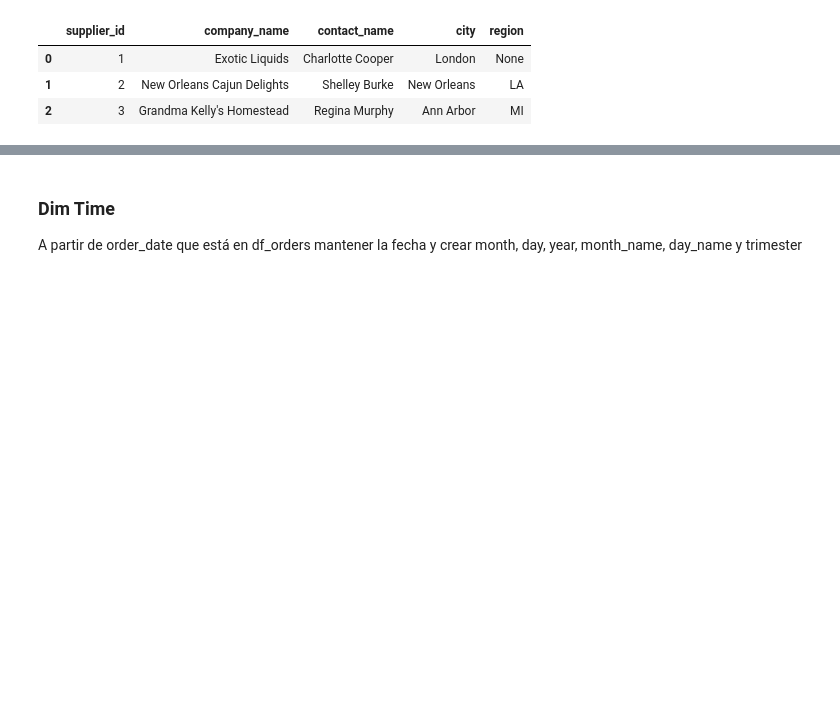
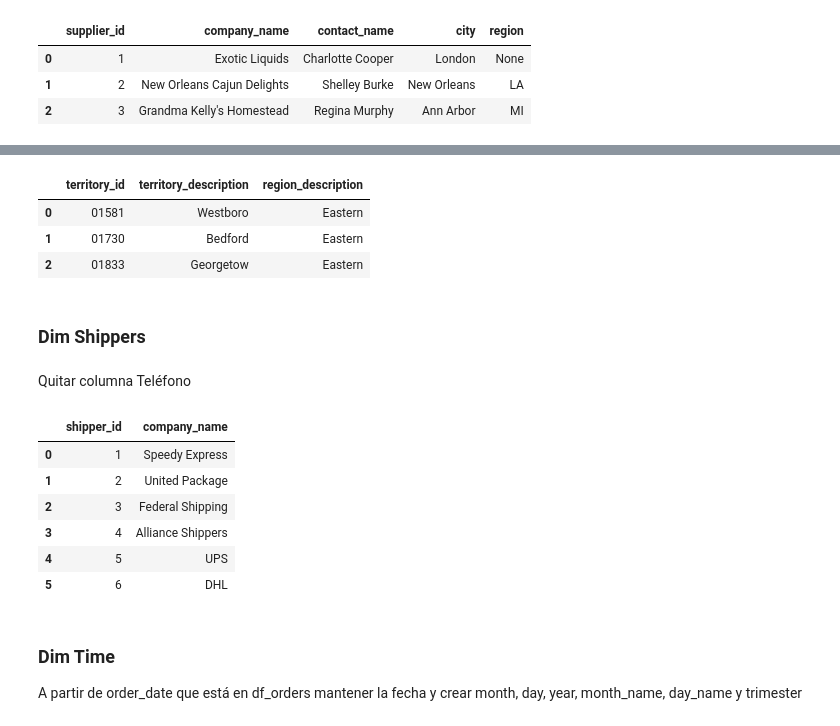
Before and after one commit to SGiraldoZ/nortwhind_ETL, a Jupyter notebook: ETL_nw.ipynb, the cells around one changed output, grey strips where cells are left out. Cells and saved outputs as stored; diff of their text form; code cells hidden in the pictures; blank space fills up the shorter version.

```diff
--- a/ETL_nw.ipynb
+++ b/ETL_nw.ipynb
@@ -219,3 +268,27 @@ dim_suppliers.head(3)
+# %%
+df_territories = df_territories.merge(df_region, on='region_id', how='inner').copy()
+df_territories.drop('region_id', axis=1, inplace=True)
+df_territories.head(3)
+# %% [output]
+|  | territory_id | territory_description | region_description |
+| 0 | 01581 | Westboro | Eastern |
+| 1 | 01730 | Bedford | Eastern |
+| 2 | 01833 | Georgetow | Eastern |
+# %% [markdown]
+### Dim Shippers
+# %% [markdown]
+Quitar columna Teléfono
+# %%
+df_shippers.drop('phone', axis=1, inplace=True)
+df_shippers
+# %% [output]
+|  | shipper_id | company_name |
+| 0 | 1 | Speedy Express |
+| 1 | 2 | United Package |
+| 2 | 3 | Federal Shipping |
+| 3 | 4 | Alliance Shippers |
+| 4 | 5 | UPS |
+| 5 | 6 | DHL |
 # %% [markdown]
 ### Dim Time
 
```
Also changed, not shown: parts of 19 cells of this notebook.
